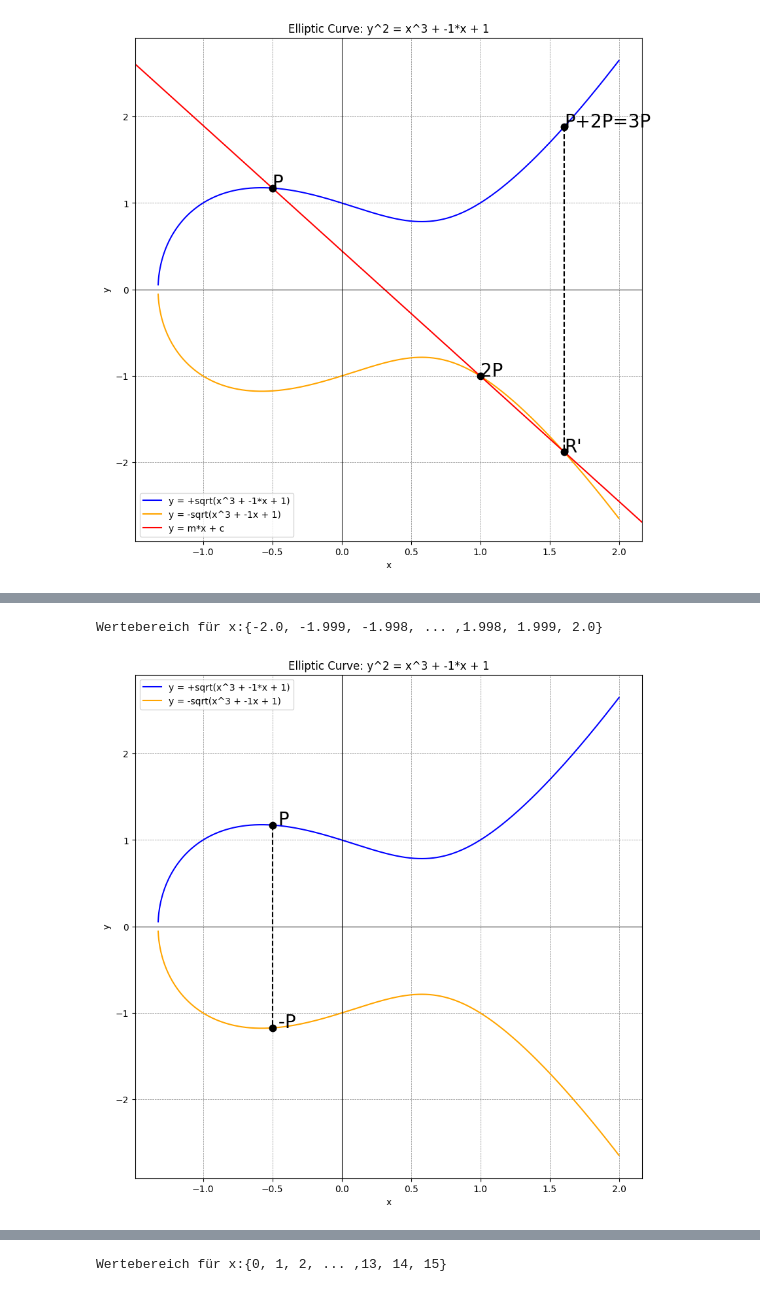
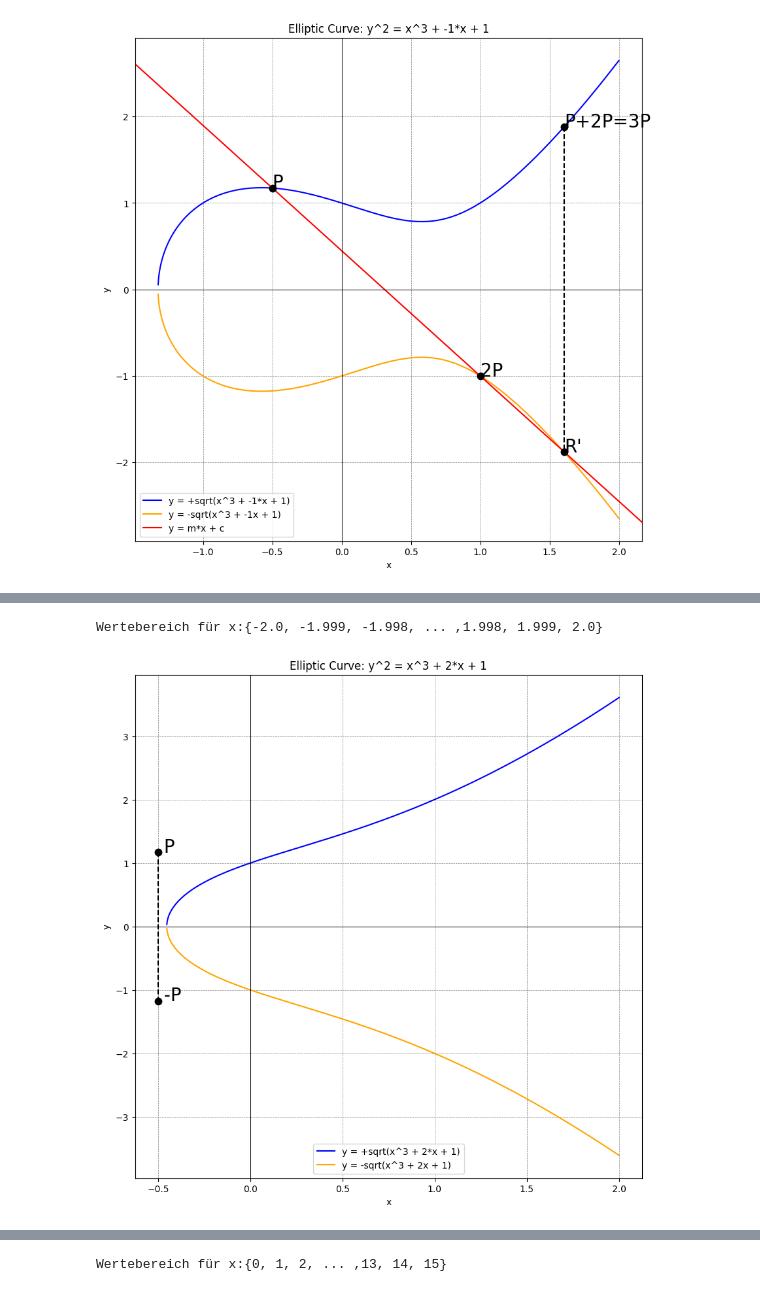
Before and after one commit to 083-101-114-103-101/DMathLS, a Jupyter notebook: DMathLS.ipynb, the cells around one changed output, grey strips where cells are left out. Cells and saved outputs as stored; diff of their text form; code cells hidden in the pictures.

Commit message:
Update DMathLS.ipynb
Diverse Anpassungen

```diff
--- a/DMathLS.ipynb
+++ b/DMathLS.ipynb
@@ -90,7 +213,6 @@ Wertebereich für x:{-3.0, -2.999, -2.998, ... ,2.998, 2.999, 3.0}
 # %%
 # Eliptic Curve: y**2 = x**3 + a * x + b
-# Definition der Konstanten (per naming convention in Python wäre konstanten Uppercase, aus Gründen der anpassung an die mathematische Schreibweise werden sie im Folgenden mit Kleinbuchstaben geschrieben)
-a = -1 # 2
+# Definition der Konstanten
 b = 1 #2
 
 # Punkte für den Berechnungsraum von x definieieren
@@ -143,7 +266,6 @@ Wertebereich für x:{-2.0, -1.999, -1.998, ... ,1.998, 1.999, 2.0}
 # %%
 # Eliptic Curve: y**2 = x**3 + a * x + b
-# Definition der Konstanten (per naming convention in Python wäre konstanten Uppercase, aus Gründen der anpassung an die mathematische Schreibweise werden sie im Folgenden mit Kleinbuchstaben geschrieben)
-a = -1 # 2
+# Definition der Konstanten
 b = 1 #2
 
 # Punkte für den Berechnungsraum von x definieieren
@@ -188,7 +312,6 @@ Wertebereich für x:{-2.0, -1.999, -1.998, ... ,1.998, 1.999, 2.0}
 # %%
 # Eliptic Curve: y**2 = x**3 + a * x + b
-# Definition der Konstanten (per naming convention in Python wäre konstanten Uppercase, aus Gründen der anpassung an die mathematische Schreibweise werden sie im Folgenden mit Kleinbuchstaben geschrieben)
-a = -1 # 2
+# Definition der Konstanten
 b = 1 #2
 
 # Punkte für den Berechnungsraum von x definieieren
@@ -237,7 +366,6 @@ Wertebereich für x:{-2.0, -1.999, -1.998, ... ,1.998, 1.999, 2.0}
 # %%
 # Eliptic Curve: y**2 = x**3 + a * x + b
-# Definition der Konstanten (per naming convention in Python wäre konstanten Uppercase, aus Gründen der anpassung an die mathematische Schreibweise werden sie im Folgenden mit Kleinbuchstaben geschrieben)
-a = -1 # 2
+# Definition der Konstanten
 b = 1 #2
 
 # Punkte für den Berechnungsraum von x definieieren
@@ -246,31 +374,31 @@ print(f"Wertebereich für x:{{{f'{points[:3]}'[1:-1]}, ... ,{f'{points[-3:]}'[1:
 # Ellipitc Curve aufgelöst nach y: sqrt(y**2 = x**3 + a * x + b)
 # y = +- sqrt((x**3 + a * x + b))
 y_pos = [(x**3 + a * x + b)**0.5 for x in points if not (x**3 + a * x + b) < 0]
 y_neg = [-1*y for y in y_pos]
 x = [x for x in points if not (x**3 + a * x + b) < 0]
 #elliptic curve darstellen:
 import matplotlib.pyplot as plt
 
 plt.figure(figsize=(10, 10))
 plt.plot(x, y_pos, 'blue', label=f'y = +sqrt(x^3 + {a}*x + {b})')
 plt.plot(x, y_neg, 'orange', label=f'y = -sqrt(x^3 + {a}x + {b})')
 
 plt.plot(-0.5, 1.17260394, marker="o", markersize=7.5, markeredgecolor="black", markerfacecolor="black")
 plt.text(-0.5, 1.17260394," P", size='20')
 
 plt.plot(-0.5, -1.17260394, marker="o", markersize=7.5, markeredgecolor="black", markerfacecolor="black")
 plt.text(-0.5, -1.17260394," -P", size='20')
 
 plt.plot([-0.5, -0.5], [1.17260394, -1.17260394], c='black',linestyle = '--')
 
 plt.axhline(0, color='black',linewidth=0.75)
 plt.axvline(0, color='black',linewidth=0.75)
 plt.grid(color = 'gray', linestyle = '--', linewidth = 0.5)
 plt.title(f'Elliptic Curve: y^2 = x^3 + {a}*x + {b}')
 plt.xlabel('x')
 plt.ylabel('y')
 plt.legend()
 plt.show()
 # %% [output]
 Wertebereich für x:{-2.0, -1.999, -1.998, ... ,1.998, 1.999, 2.0}
-[figure, old version]
+[figure, new version]
```
Also changed, not shown: parts of 14 cells of this notebook.
